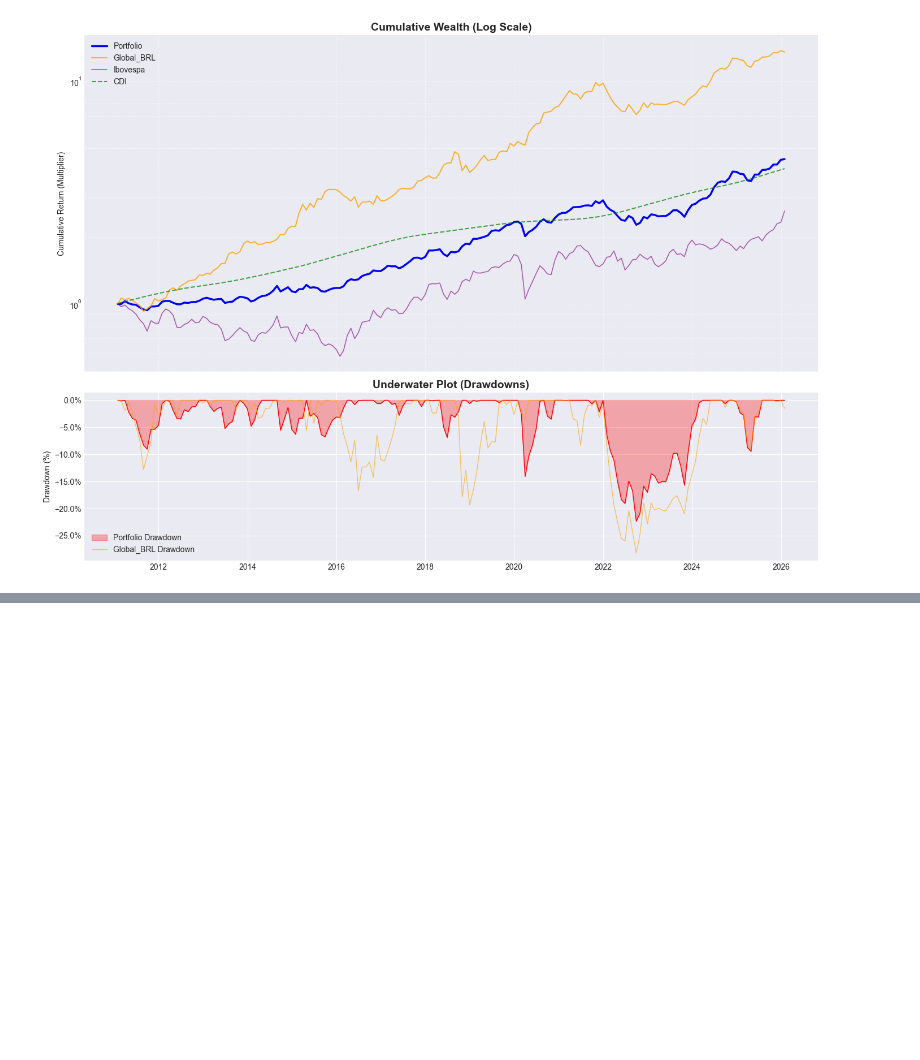
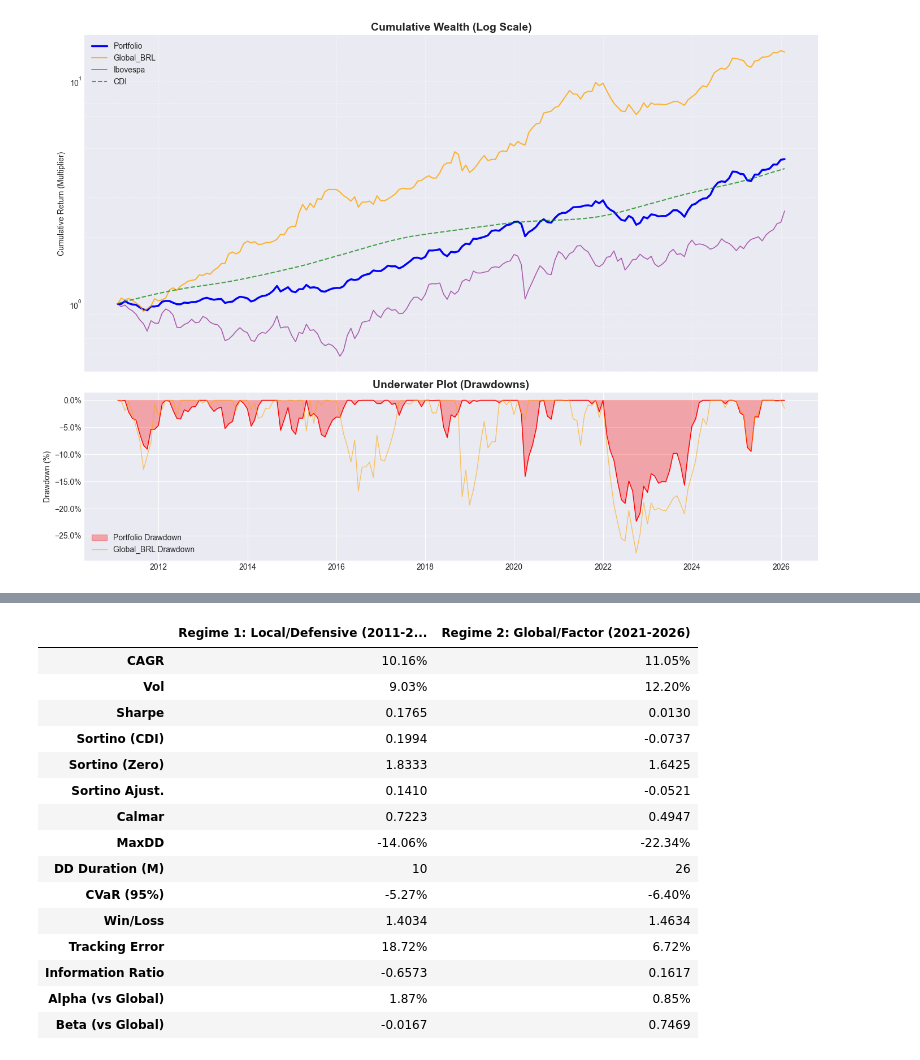
Before and after one commit to rbertin77/quant-portfolio-analytics, a Jupyter notebook: notebooks/kpis_analise_carteira.ipynb, the cells around one changed output, grey strips where cells are left out. Drawn from its saved outputs; the diff is of its cells as text; code cells hidden in the pictures; blank space fills up the shorter version.

```diff
--- a/notebooks/kpis_analise_carteira.ipynb
+++ b/notebooks/kpis_analise_carteira.ipynb
@@ -650,0 +1270,65 @@ plt.show()
+# %%
+# ==============================================================================
+# CELL 10: REGIME SHIFT ANALYSIS (BEFORE VS AFTER GLOBAL ALLOCATION)
+# ==============================================================================
+import pandas as pd
+import numpy as np
+from IPython.display import display
+
+# 1. Define the cutoff date based on the actual transition
+cutoff_date = '2021-04-30'
+start_new_regime = '2021-05-01'
+
+# 2. Split the consolidated dataframe into two distinct historical regimes
+df_regime_1 = comp_df.loc[:cutoff_date]
+df_regime_2 = comp_df.loc[start_new_regime:]
+
+# 3. Instantiate the analyzer for each regime independently
+analyzer_r1 = PortfolioMetrics(returns_df=df_regime_1, risk_free_col='CDI', market_col='Global_BRL')
+analyzer_r2 = PortfolioMetrics(returns_df=df_regime_2, risk_free_col='CDI', market_col='Global_BRL')
+
+# 4. Generate the full metrics tables for both periods
+metrics_r1 = analyzer_r1.generate_metrics_table()
+metrics_r2 = analyzer_r2.generate_metrics_table()
+
+# 5. Extract only the 'Portfolio' row to compare the strategy evolution side-by-side
+port_r1 = metrics_r1.loc[['Portfolio']].T
+port_r2 = metrics_r2.loc[['Portfolio']].T
+
+# Rename the columns to reflect the strategy of each period
+port_r1.columns = ['Regime 1: Local/Defensive (2011-2021)']
+port_r2.columns = ['Regime 2: Global/Factor (2021-2026)']
+
+# Combine both regimes into a single DataFrame
+regime_comparison = pd.concat([port_r1, port_r2], axis=1)
+
+# 6. Apply precise formatting based on the metric name (Index)
+formatted_comparison = regime_comparison.copy().astype(object)
+
+# Define exactly which metrics must be displayed as percentages
+pct_metrics = ['CAGR', 'Vol', 'MaxDD', 'CVaR (95%)', 'Alpha (vs Global)', 'Tracking Error']
+
+# Define which metrics must be displayed as integers
+int_metrics = ['DD Duration (M)']
+
+# Iterate through rows and columns applying the correct format rule
+for col in formatted_comparison.columns:
+    for idx in formatted_comparison.index:
+        val = regime_comparison.loc[idx, col]
+
+        if pd.isna(val):
+            formatted_comparison.loc[idx, col] = 'NaN'
+        elif idx in pct_metrics:
+            # Apply percentage formatting (e.g., 0.1700 -> 17.00%)
+            formatted_comparison.loc[idx, col] = f"{val:.2%}"
+        elif idx in int_metrics:
+            # Apply integer formatting (e.g., 26.0000 -> 26)
+            formatted_comparison.loc[idx, col] = f"{val:.0f}"
+        else:
+            # Apply absolute float formatting (e.g., 1.8779 -> 1.8779)
+            # You can change to .2f if you prefer exactly 2 decimal places for Sharpe, Sortino, etc.
+            formatted_comparison.loc[idx, col] = f"{val:.4f}"
+
+print(f"=== PORTFOLIO REGIME SHIFT ANALYSIS (CUTOFF: {cutoff_date}) ===")
+display(formatted_comparison)
+# %% [output]
@@ -650,0 +1336,16 @@ plt.show()
+|  | Regime 1: Local/Defensive (2011-2... | Regime 2: Global/Factor (2021-2026) |
+| CAGR | 10.16% | 11.05% |
+| Vol | 9.03% | 12.20% |
+| Sharpe | 0.1765 | 0.0130 |
+| Sortino (CDI) | 0.1994 | -0.0737 |
+| Sortino (Zero) | 1.8333 | 1.6425 |
+| Sortino Ajust. | 0.1410 | -0.0521 |
+| Calmar | 0.7223 | 0.4947 |
+| MaxDD | -14.06% | -22.34% |
+| DD Duration (M) | 10 | 26 |
+| CVaR (95%) | -5.27% | -6.40% |
+| Win/Loss | 1.4034 | 1.4634 |
+| Tracking Error | 18.72% | 6.72% |
+| Information Ratio | -0.6573 | 0.1617 |
+| Alpha (vs Global) | 1.87% | 0.85% |
+| Beta (vs Global) | -0.0167 | 0.7469 |
```
Also changed, not shown: parts of 40 cells of this notebook, 4 other files.
